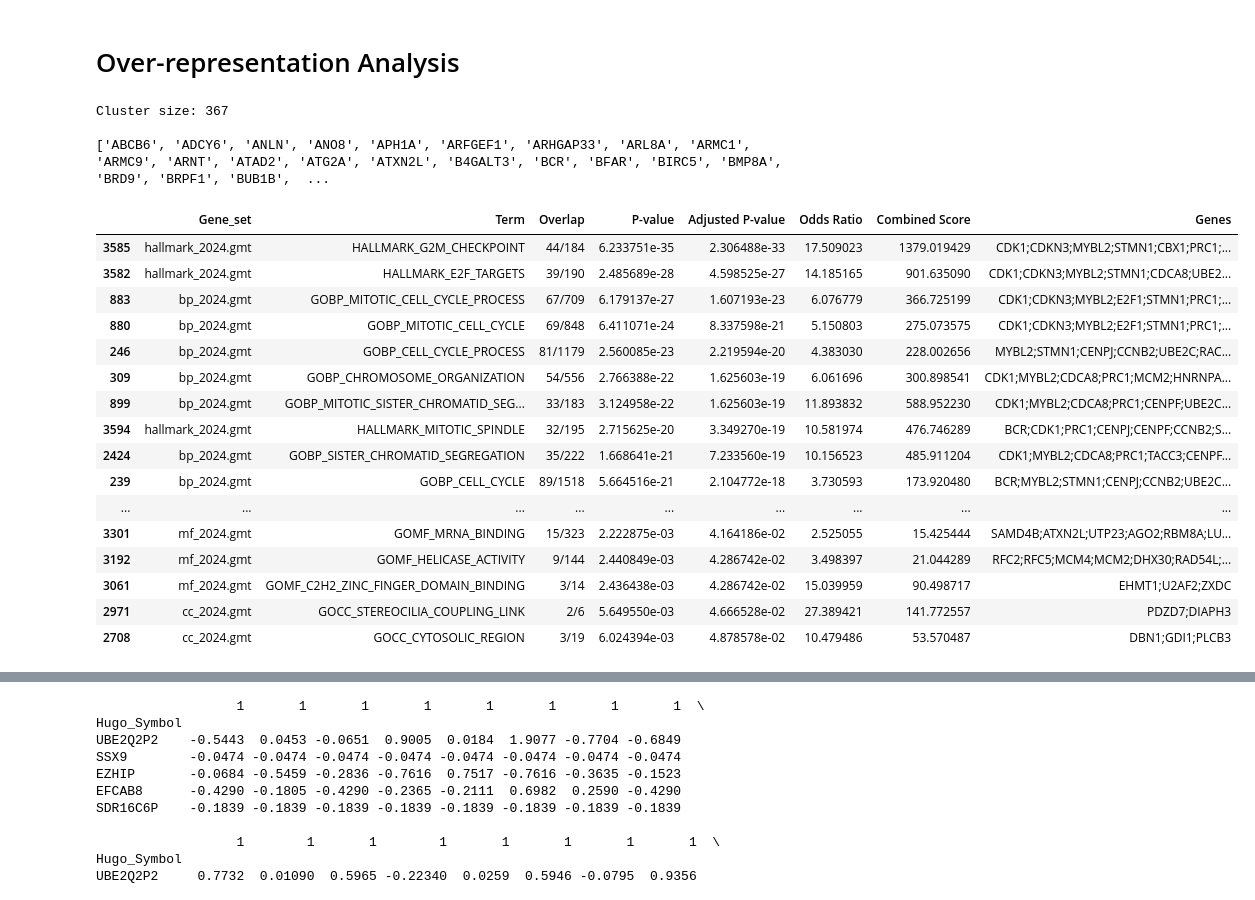
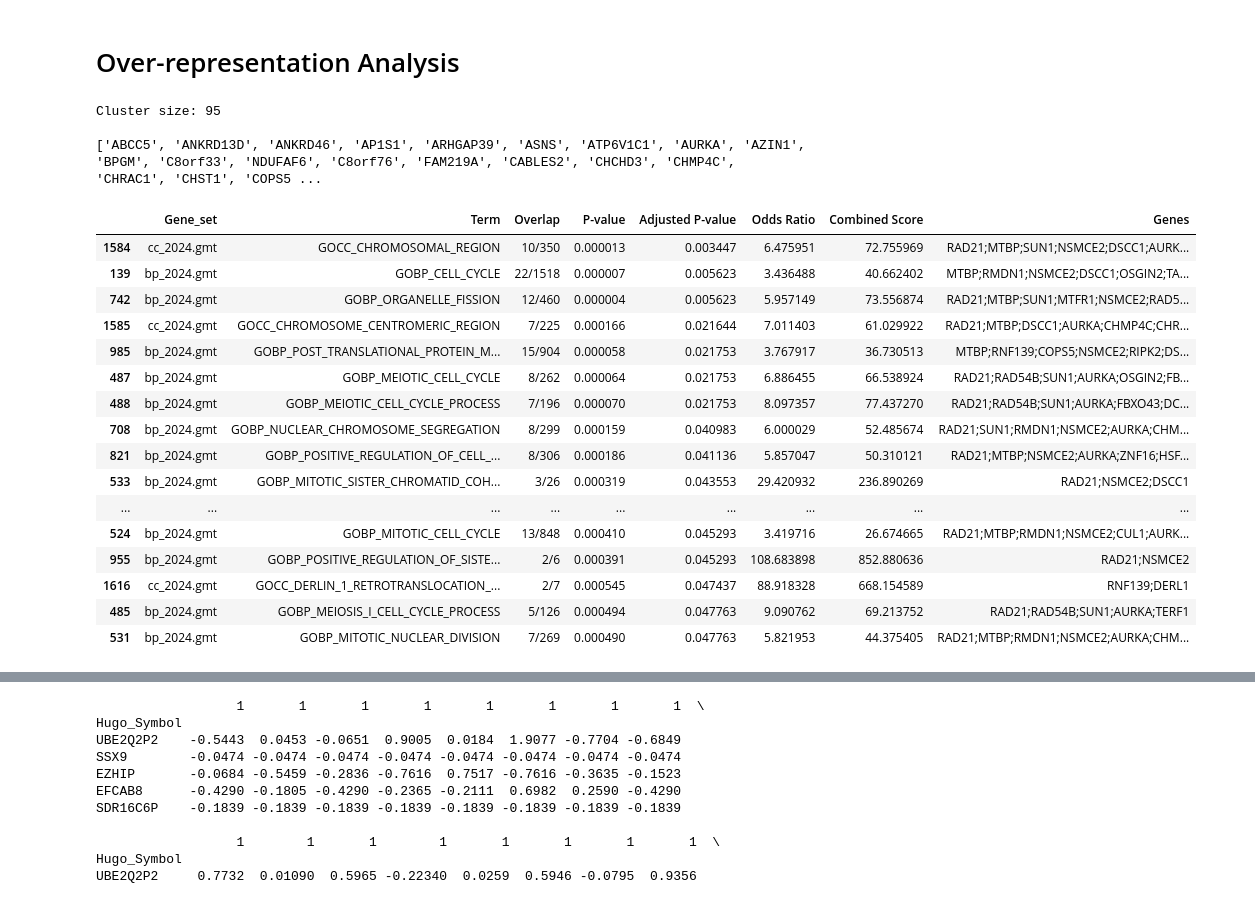
Before and after one commit to nocturnal-design/TCGA_Analysis, a Jupyter notebook: heatmap.ipynb, the cells around one changed output, grey strips where cells are left out. Drawn from its saved outputs; the diff is of its cells as text; code cells hidden in the pictures.

```diff
--- a/heatmap.ipynb
+++ b/heatmap.ipynb
@@ -270,39 +270,39 @@ import gseapy as gp
 # %%
 from IPython.display import display, HTML
 
-cluster = list_of_clusters[9]
+cluster = list_of_clusters[1]
 print(f"Cluster size: {len(cluster)}")
 print()
 print(cluster)
 
 enr = gp.enrich(gene_list=cluster, # or gene_list=glist
                  gene_sets=["data/bp_2024.gmt", "data/cc_2024.gmt", "data/mf_2024.gmt", "data/hallmark_2024.gmt"], # kegg is a dict object
                  background=data.index.to_list(),
                  outdir=None,
                  verbose=False)
 
 display(HTML(enr.results.loc[enr.results["Adjusted P-value"] < 0.05].sort_values(by='Adjusted P-value').to_html()))
 # %% [output]
-Cluster size: 367
+Cluster size: 95
 
-['ABCB6', 'ADCY6', 'ANLN', 'ANO8', 'APH1A', 'ARFGEF1', 'ARHGAP33', 'ARL8A', 'ARMC1', 'ARMC9', 'ARNT', 'ATAD2', 'ATG2A', 'ATXN2L', 'B4GALT3', 'BCR', 'BFAR', 'BIRC5', 'BMP8A', 'BRD9', 'BRPF1', 'BUB1B',  ...
+['ABCC5', 'ANKRD13D', 'ANKRD46', 'AP1S1', 'ARHGAP39', 'ASNS', 'ATP6V1C1', 'AURKA', 'AZIN1', 'BPGM', 'C8orf33', 'NDUFAF6', 'C8orf76', 'FAM219A', 'CABLES2', 'CHCHD3', 'CHMP4C', 'CHRAC1', 'CHST1', 'COPS5 ...
 |  | Gene_set | Term | Overlap | P-value | Adjusted P-value | Odds Ratio | Combined Score | Genes |
-| 3585 | hallmark_2024.gmt | HALLMARK_G2M_CHECKPOINT | 44/184 | 6.233751e-35 | 2.306488e-33 | 17.509023 | 1379.019429 | CDK1;CDKN3;MYBL2;STMN1;CBX1;PRC1;... |
-| 3582 | hallmark_2024.gmt | HALLMARK_E2F_TARGETS | 39/190 | 2.485689e-28 | 4.598525e-27 | 14.185165 | 901.635090 | CDK1;CDKN3;MYBL2;STMN1;CDCA8;UBE2... |
-| 883 | bp_2024.gmt | GOBP_MITOTIC_CELL_CYCLE_PROCESS | 67/709 | 6.179137e-27 | 1.607193e-23 | 6.076779 | 366.725199 | CDK1;CDKN3;MYBL2;E2F1;STMN1;PRC1;... |
-| 880 | bp_2024.gmt | GOBP_MITOTIC_CELL_CYCLE | 69/848 | 6.411071e-24 | 8.337598e-21 | 5.150803 | 275.073575 | CDK1;CDKN3;MYBL2;E2F1;STMN1;PRC1;... |
-| 246 | bp_2024.gmt | GOBP_CELL_CYCLE_PROCESS | 81/1179 | 2.560085e-23 | 2.219594e-20 | 4.383030 | 228.002656 | MYBL2;STMN1;CENPJ;CCNB2;UBE2C;RAC... |
-| 309 | bp_2024.gmt | GOBP_CHROMOSOME_ORGANIZATION | 54/556 | 2.766388e-22 | 1.625603e-19 | 6.061696 | 300.898541 | CDK1;MYBL2;CDCA8;PRC1;MCM2;HNRNPA... |
-| 899 | bp_2024.gmt | GOBP_MITOTIC_SISTER_CHROMATID_SEG... | 33/183 | 3.124958e-22 | 1.625603e-19 | 11.893832 | 588.952230 | CDK1;MYBL2;CDCA8;PRC1;CENPF;UBE2C... |
-| 3594 | hallmark_2024.gmt | HALLMARK_MITOTIC_SPINDLE | 32/195 | 2.715625e-20 | 3.349270e-19 | 10.581974 | 476.746289 | BCR;CDK1;PRC1;CENPJ;CENPF;CCNB2;S... |
-| 2424 | bp_2024.gmt | GOBP_SISTER_CHROMATID_SEGREGATION | 35/222 | 1.668641e-21 | 7.233560e-19 | 10.156523 | 485.911204 | CDK1;MYBL2;CDCA8;PRC1;TACC3;CENPF... |
-| 239 | bp_2024.gmt | GOBP_CELL_CYCLE | 89/1518 | 5.664516e-21 | 2.104772e-18 | 3.730593 | 173.920480 | BCR;MYBL2;STMN1;CENPJ;CCNB2;UBE2C... |
+| 1584 | cc_2024.gmt | GOCC_CHROMOSOMAL_REGION | 10/350 | 0.000013 | 0.003447 | 6.475951 | 72.755969 | RAD21;MTBP;SUN1;NSMCE2;DSCC1;AURK... |
+| 139 | bp_2024.gmt | GOBP_CELL_CYCLE | 22/1518 | 0.000007 | 0.005623 | 3.436488 | 40.662402 | MTBP;RMDN1;NSMCE2;DSCC1;OSGIN2;TA... |
+| 742 | bp_2024.gmt | GOBP_ORGANELLE_FISSION | 12/460 | 0.000004 | 0.005623 | 5.957149 | 73.556874 | RAD21;MTBP;SUN1;MTFR1;NSMCE2;RAD5... |
+| 1585 | cc_2024.gmt | GOCC_CHROMOSOME_CENTROMERIC_REGION | 7/225 | 0.000166 | 0.021644 | 7.011403 | 61.029922 | RAD21;MTBP;DSCC1;AURKA;CHMP4C;CHR... |
+| 985 | bp_2024.gmt | GOBP_POST_TRANSLATIONAL_PROTEIN_M... | 15/904 | 0.000058 | 0.021753 | 3.767917 | 36.730513 | MTBP;RNF139;COPS5;NSMCE2;RIPK2;DS... |
+| 487 | bp_2024.gmt | GOBP_MEIOTIC_CELL_CYCLE | 8/262 | 0.000064 | 0.021753 | 6.886455 | 66.538924 | RAD21;RAD54B;SUN1;AURKA;OSGIN2;FB... |
+| 488 | bp_2024.gmt | GOBP_MEIOTIC_CELL_CYCLE_PROCESS | 7/196 | 0.000070 | 0.021753 | 8.097357 | 77.437270 | RAD21;RAD54B;SUN1;AURKA;FBXO43;DC... |
+| 708 | bp_2024.gmt | GOBP_NUCLEAR_CHROMOSOME_SEGREGATION | 8/299 | 0.000159 | 0.040983 | 6.000029 | 52.485674 | RAD21;SUN1;RMDN1;NSMCE2;AURKA;CHM... |
+| 821 | bp_2024.gmt | GOBP_POSITIVE_REGULATION_OF_CELL_... | 8/306 | 0.000186 | 0.041136 | 5.857047 | 50.310121 | RAD21;MTBP;NSMCE2;AURKA;ZNF16;HSF... |
+| 533 | bp_2024.gmt | GOBP_MITOTIC_SISTER_CHROMATID_COH... | 3/26 | 0.000319 | 0.043553 | 29.420932 | 236.890269 | RAD21;NSMCE2;DSCC1 |
 | ... | ... | ... | ... | ... | ... | ... | ... | ... |
-| 3301 | mf_2024.gmt | GOMF_MRNA_BINDING | 15/323 | 2.222875e-03 | 4.164186e-02 | 2.525055 | 15.425444 | SAMD4B;ATXN2L;UTP23;AGO2;RBM8A;LU... |
-| 3192 | mf_2024.gmt | GOMF_HELICASE_ACTIVITY | 9/144 | 2.440849e-03 | 4.286742e-02 | 3.498397 | 21.044289 | RFC2;RFC5;MCM4;MCM2;DHX30;RAD54L;... |
-| 3061 | mf_2024.gmt | GOMF_C2H2_ZINC_FINGER_DOMAIN_BINDING | 3/14 | 2.436438e-03 | 4.286742e-02 | 15.039959 | 90.498717 | EHMT1;U2AF2;ZXDC |
-| 2971 | cc_2024.gmt | GOCC_STEREOCILIA_COUPLING_LINK | 2/6 | 5.649550e-03 | 4.666528e-02 | 27.389421 | 141.772557 | PDZD7;DIAPH3 |
-| 2708 | cc_2024.gmt | GOCC_CYTOSOLIC_REGION | 3/19 | 6.024394e-03 | 4.878578e-02 | 10.479486 | 53.570487 | DBN1;GDI1;PLCB3 |
+| 524 | bp_2024.gmt | GOBP_MITOTIC_CELL_CYCLE | 13/848 | 0.000410 | 0.045293 | 3.419716 | 26.674665 | RAD21;MTBP;RMDN1;NSMCE2;CUL1;AURK... |
+| 955 | bp_2024.gmt | GOBP_POSITIVE_REGULATION_OF_SISTE... | 2/6 | 0.000391 | 0.045293 | 108.683898 | 852.880636 | RAD21;NSMCE2 |
+| 1616 | cc_2024.gmt | GOCC_DERLIN_1_RETROTRANSLOCATION_... | 2/7 | 0.000545 | 0.047437 | 88.918328 | 668.154589 | RNF139;DERL1 |
+| 485 | bp_2024.gmt | GOBP_MEIOSIS_I_CELL_CYCLE_PROCESS | 5/126 | 0.000494 | 0.047763 | 9.090762 | 69.213752 | RAD21;RAD54B;SUN1;AURKA;TERF1 |
+| 531 | bp_2024.gmt | GOBP_MITOTIC_NUCLEAR_DIVISION | 7/269 | 0.000490 | 0.047763 | 5.821953 | 44.375405 | RAD21;MTBP;RMDN1;NSMCE2;AURKA;CHM... |
 # %%
 sns.clustermap(data_sorted.loc[cluster].drop(columns=["Cluster"]), cmap="coolwarm", xticklabels=True, yticklabels=True, annot=False)
 # %% [output]
```
Also changed, not shown: parts of 8 cells of this notebook.
